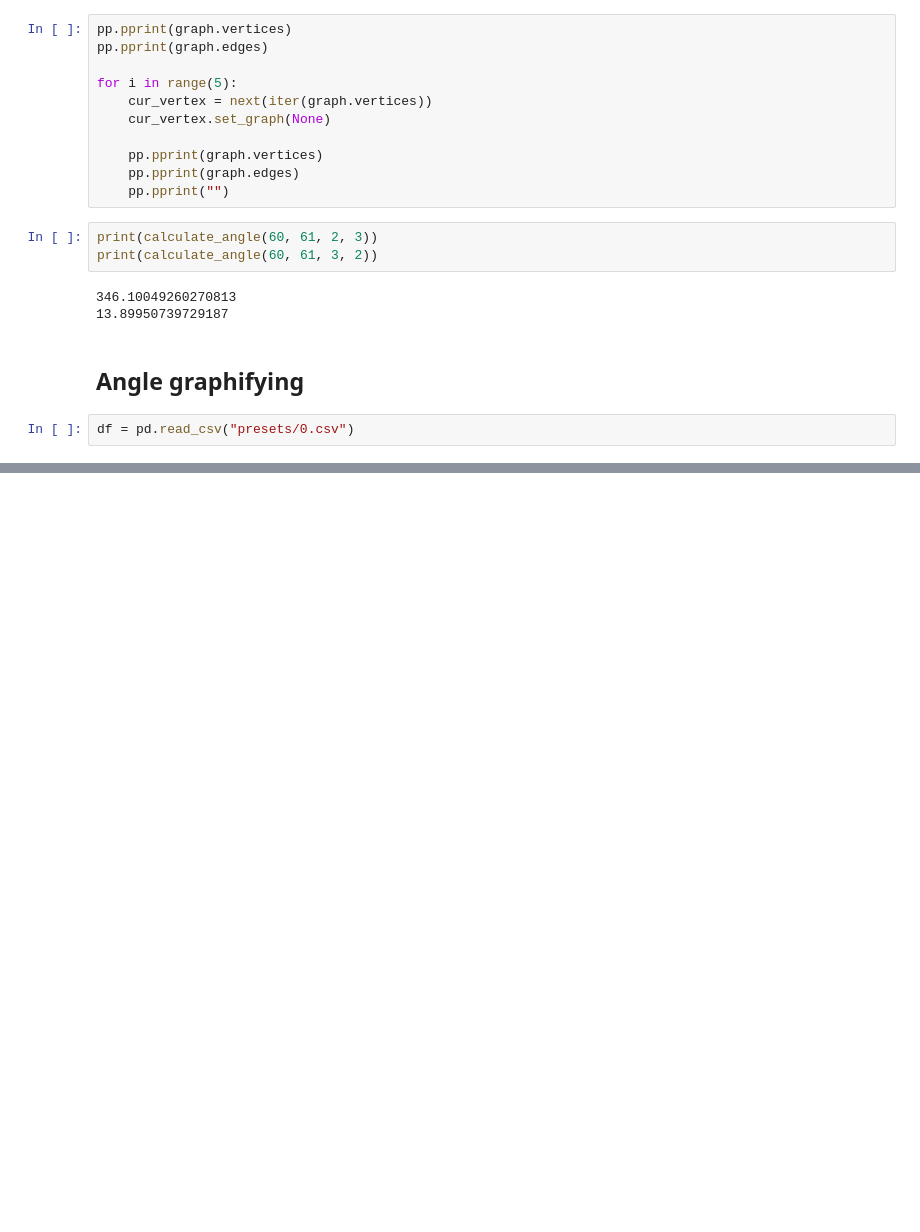
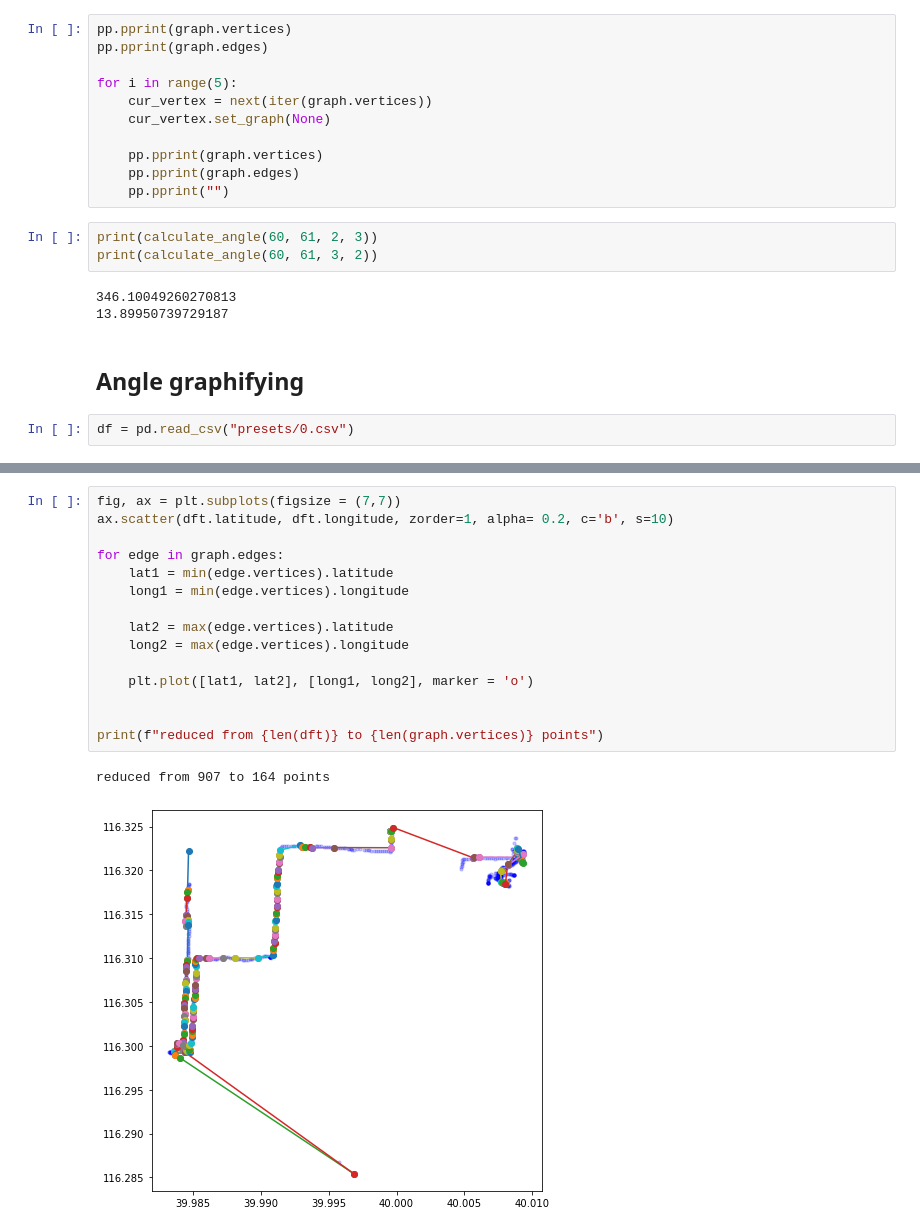
Before and after one commit to svensesen/Beijing-Topo, a Jupyter notebook: test.ipynb, the cells around one changed output, grey strips where cells are left out. Saved outputs shown, nothing was run; the diff lists cells and outputs as text; blank space fills up the shorter version.

```diff
--- a/test.ipynb
+++ b/test.ipynb
@@ -188,0 +266,18 @@ dft[145:150]
+# %%
+fig, ax = plt.subplots(figsize = (7,7))
+ax.scatter(dft.latitude, dft.longitude, zorder=1, alpha= 0.2, c='b', s=10)
+
+for edge in graph.edges:
+    lat1 = min(edge.vertices).latitude
+    long1 = min(edge.vertices).longitude
+
+    lat2 = max(edge.vertices).latitude
+    long2 = max(edge.vertices).longitude
+
+    plt.plot([lat1, lat2], [long1, long2], marker = 'o')
+
+
+print(f"reduced from {len(dft)} to {len(graph.vertices)} points")
+# %% [output]
+reduced from 907 to 164 points
+[figure, added]
```
Also changed, not shown: parts of 14 cells of this notebook, 1 other file.
